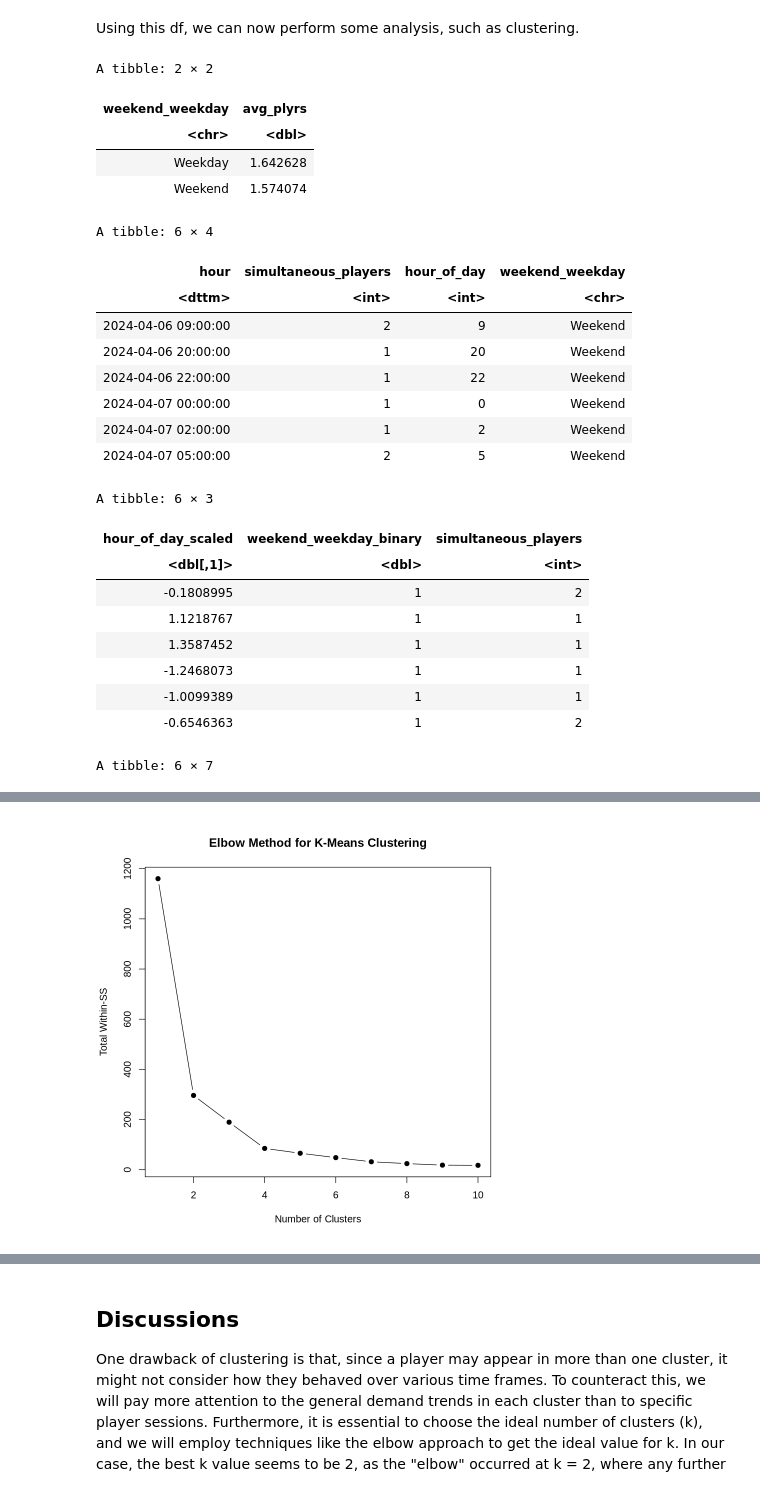
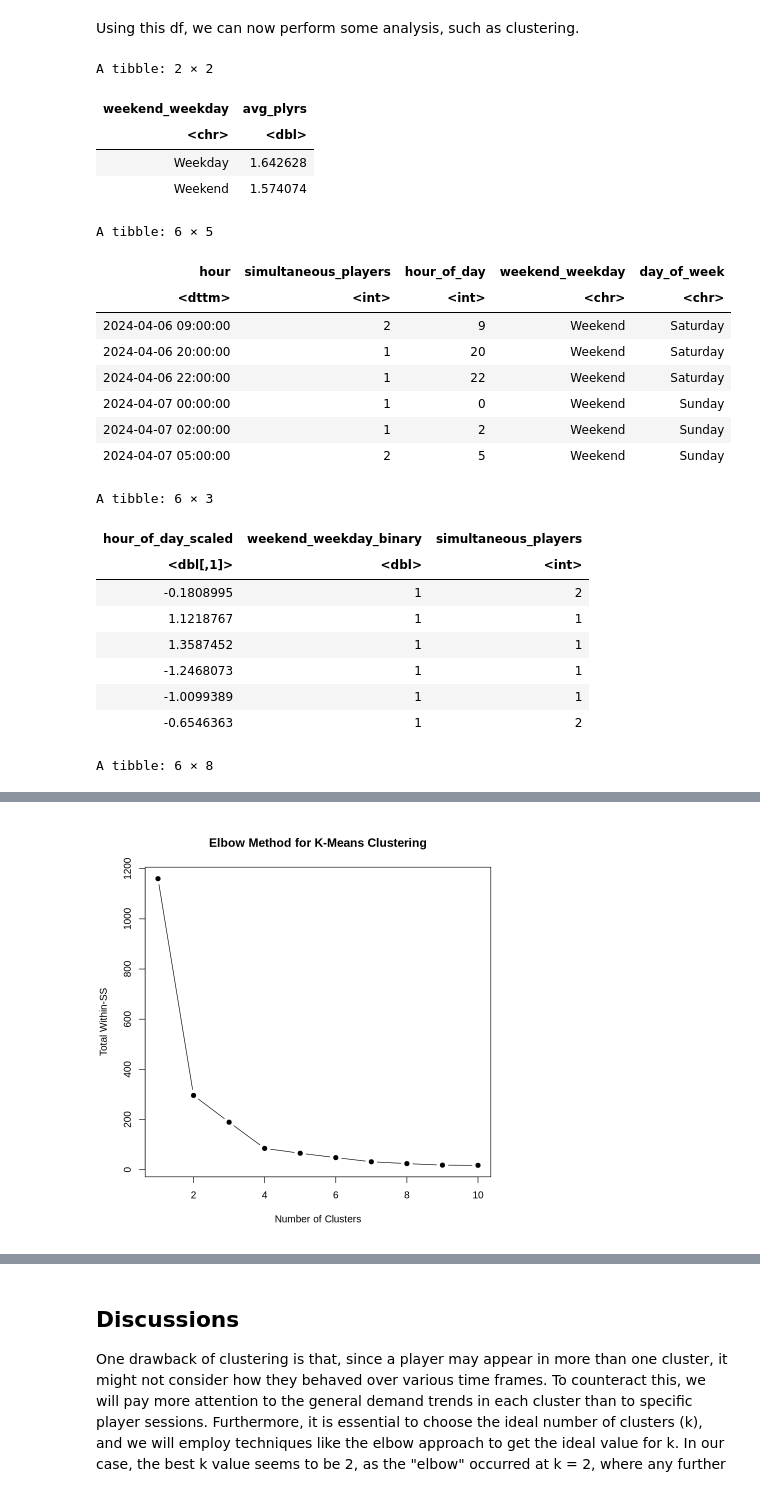
Before and after one commit to JameJ0/DSCI-Final-Group-13, a Jupyter notebook: report/final_project.ipynb, the cells around one changed output, grey strips where cells are left out. Drawn from its saved outputs; the diff is of its cells as text; code cells hidden in the pictures.

```diff
--- a/report/final_project.ipynb
+++ b/report/final_project.ipynb
@@ -300,9 +303,6 @@ A data.frame: 6 × 8
 # %% [markdown]
 Using this df, we can now perform some analysis, such as clustering.
 # %%
-
-
-# Extract relevant features from start_datetime
 time_windows <- merged_data %>%
   mutate(
     hour_of_day = as.integer(format(start_datetime, "%H")),  # Hour of the day (0-23)
@@ -311,37 +311,37 @@ time_windows <- merged_data %>%
     hour = format(start_datetime, "%Y-%m-%d %H:00:00")  # Standardize the time to hourly
   )
 
-# Aggregate the data by hour to calculate the number of simultaneous players
 time_windows_agg <- time_windows %>%
   group_by(hour) %>%
   summarise(
     simultaneous_players = n(),
-    hour_of_day = first(hour_of_day),  # Retain the first value of hour_of_day for each group
-    weekend_weekday = first(weekend_weekday)  # Retain the first value of weekend_weekday for each group
+    hour_of_day = first(hour_of_day),  # Round the hours
+    weekend_weekday = first(weekend_weekday),  # Retain the first value of weekend_weekday for each group
+    day_of_week = first(day_of_week)
   )
 
-# Visualize the difference between weekdays and weekends in players
+
 time_windows_plot<-time_windows_agg|>
     group_by(weekend_weekday)|>
     summarize(avg_plyrs = mean(simultaneous_players))
 head(time_windows_plot)
 
-# Convert the time back to datetime format for easier analysis and plotting
+# Convert back for plotting
 time_windows_agg <- time_windows_agg %>%
   mutate(hour = as.POSIXct(hour, format = "%Y-%m-%d %H:%M:%S"))
 
-# Check the aggregated data
+# Check the agg data
 head(time_windows_agg)
 
 # Scale the continuous features (hour_of_day)
 time_windows_agg <- time_windows_agg %>%
   mutate(hour_of_day_scaled = scale(hour_of_day))
 
-# Convert weekend_weekday to binary (0 for Weekday, 1 for Weekend)
+
 time_windows_agg <- time_windows_agg %>%
-  mutate(weekend_weekday_binary = ifelse(weekend_weekday == "Weekend", 1, 0))
+  mutate(weekend_weekday_binary = ifelse(weekend_weekday == "Weekend", 1, 0)) # 0 for Weekday, 1 for Weekend
 
-# Select the features to be used in clustering
+
 clustering_data <- time_windows_agg %>%
   select(hour_of_day_scaled, weekend_weekday_binary, simultaneous_players)
 clustering_data_scaled <- clustering_data %>%
@@ -362,43 +362,43 @@ for (k in 1:10) {
   kmeans_model <- kmeans(clustering_data[, c("hour_of_day_scaled", "weekend_weekday_binary")], centers = k, nstart = 25)
   wss[k] <- kmeans_model$tot.withinss
 }
 
 # Plot the WSS (Within-cluster Sum of Squares) to identify the "elbow"
 plot(1:10, wss, type = "b", pch = 19, xlab = "Number of Clusters", ylab = "Total Within-SS", main = "Elbow Method for K-Means Clustering")
 
-# Fit the K-means model with the optimal number of clusters (let's assume k=3)
+# Fit the K-means model with the optimal number of clusters (let's assume k=2)
 kmeans_model <- kmeans(clustering_data[, c("hour_of_day_scaled", "weekend_weekday_binary")], centers = 2, nstart = 25)
 
 # Add the cluster assignments to the data
 time_windows_agg$cluster <- kmeans_model$cluster
 
 # Check the clustering results
 head(time_windows_agg)
 
 # Visualizing the clusters
 ggplot(time_windows_agg, aes(x = hour_of_day, y = simultaneous_players, color = factor(cluster))) +
   geom_point() +
   labs(
     title = "K-Means Clustering of Player Demand",
     x = "Hour of Day",
     y = "Simultaneous Players",
     color = "Cluster"
   )
 # %% [output]
 A tibble: 2 × 2
 | weekend_weekday | avg_plyrs |
 | <chr> | <dbl> |
 | Weekday | 1.642628 |
 | Weekend | 1.574074 |
-A tibble: 6 × 4
+A tibble: 6 × 5
-| hour | simultaneous_players | hour_of_day | weekend_weekday |
-| <dttm> | <int> | <int> | <chr> |
-| 2024-04-06 09:00:00 | 2 | 9 | Weekend |
-| 2024-04-06 20:00:00 | 1 | 20 | Weekend |
-| 2024-04-06 22:00:00 | 1 | 22 | Weekend |
-| 2024-04-07 00:00:00 | 1 | 0 | Weekend |
-| 2024-04-07 02:00:00 | 1 | 2 | Weekend |
-| 2024-04-07 05:00:00 | 2 | 5 | Weekend |
+| hour | simultaneous_players | hour_of_day | weekend_weekday | day_of_week |
+| <dttm> | <int> | <int> | <chr> | <chr> |
+| 2024-04-06 09:00:00 | 2 | 9 | Weekend | Saturday |
+| 2024-04-06 20:00:00 | 1 | 20 | Weekend | Saturday |
+| 2024-04-06 22:00:00 | 1 | 22 | Weekend | Saturday |
+| 2024-04-07 00:00:00 | 1 | 0 | Weekend | Sunday |
+| 2024-04-07 02:00:00 | 1 | 2 | Weekend | Sunday |
+| 2024-04-07 05:00:00 | 2 | 5 | Weekend | Sunday |
 A tibble: 6 × 3
 | hour_of_day_scaled | weekend_weekday_binary | simultaneous_players |
 | <dbl[,1]> | <dbl> | <int> |
@@ -408,4 +408,4 @@ A tibble: 6 × 3
 | -1.2468073 | 1 | 1 |
 | -1.0099389 | 1 | 1 |
 | -0.6546363 | 1 | 2 |
-A tibble: 6 × 7
+A tibble: 6 × 8
```
Also changed, not shown: parts of 3 cells of this notebook.
